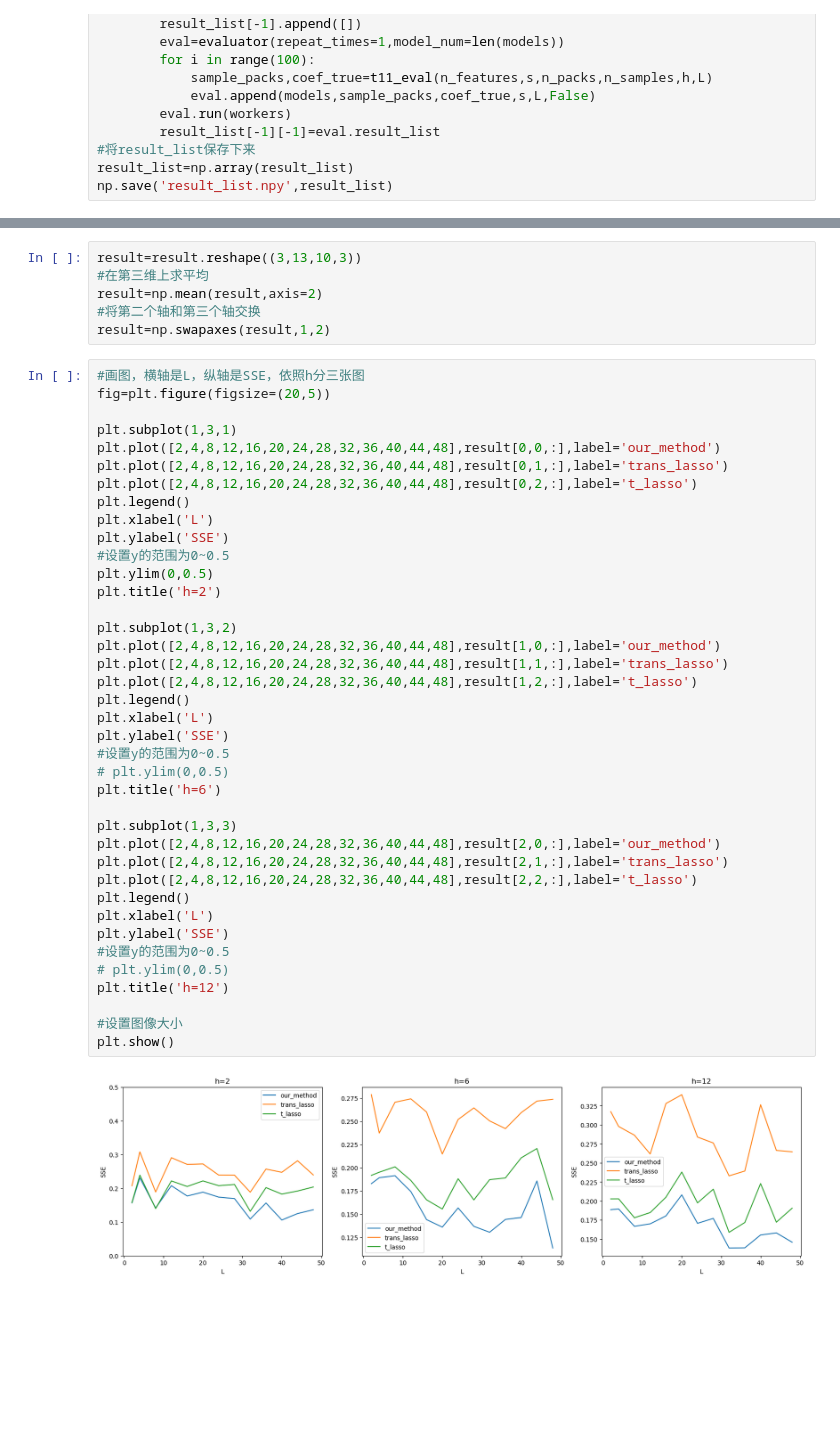
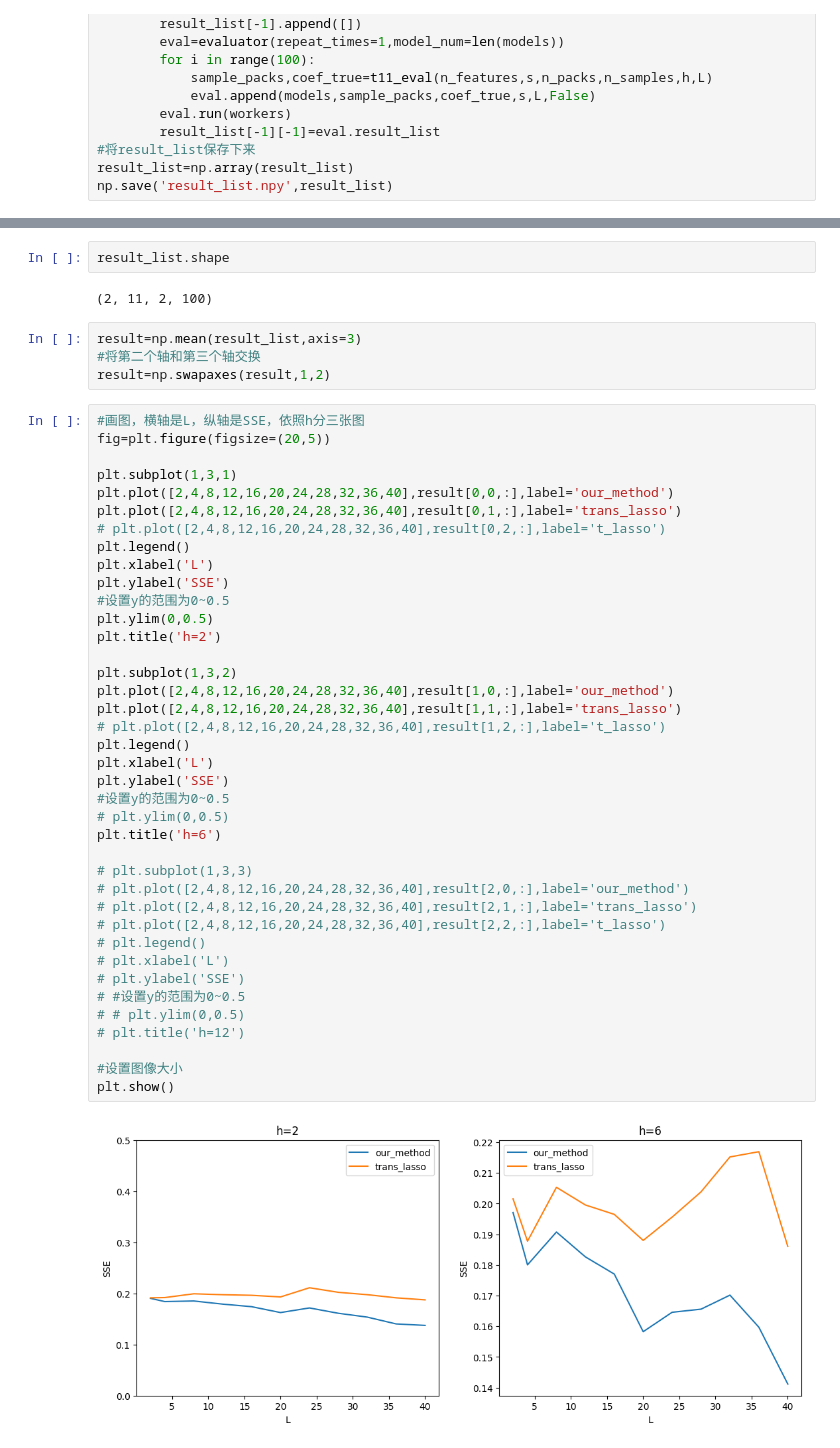
Before and after one commit to TJhaitang/simulation, a Jupyter notebook: low_dim_test.ipynb, the cells around one changed output, grey strips where cells are left out. Cells and saved outputs as stored; diff of their text form; blank space fills up the shorter version.

```diff
--- a/low_dim_test.ipynb
+++ b/low_dim_test.ipynb
@@ -61,47 +57,49 @@ result_list[0][0]
+# %%
+result_list.shape
+# %% [output]
+(2, 11, 2, 100)
 # %%
-result=result.reshape((3,13,10,3))
-#在第三维上求平均
-result=np.mean(result,axis=2)
+result=np.mean(result_list,axis=3)
 #将第二个轴和第三个轴交换
 result=np.swapaxes(result,1,2)
 # %%
 #画图，横轴是L，纵轴是SSE，依照h分三张图
 fig=plt.figure(figsize=(20,5))
 
 plt.subplot(1,3,1)
-plt.plot([2,4,8,12,16,20,24,28,32,36,40,44,48],result[0,0,:],label='our_method')
-plt.plot([2,4,8,12,16,20,24,28,32,36,40,44,48],result[0,1,:],label='trans_lasso')
-plt.plot([2,4,8,12,16,20,24,28,32,36,40,44,48],result[0,2,:],label='t_lasso')
+plt.plot([2,4,8,12,16,20,24,28,32,36,40],result[0,0,:],label='our_method')
+plt.plot([2,4,8,12,16,20,24,28,32,36,40],result[0,1,:],label='trans_lasso')
+# plt.plot([2,4,8,12,16,20,24,28,32,36,40],result[0,2,:],label='t_lasso')
 plt.legend()
 plt.xlabel('L')
 plt.ylabel('SSE')
 #设置y的范围为0~0.5
 plt.ylim(0,0.5)
 plt.title('h=2')
 
 plt.subplot(1,3,2)
-plt.plot([2,4,8,12,16,20,24,28,32,36,40,44,48],result[1,0,:],label='our_method')
-plt.plot([2,4,8,12,16,20,24,28,32,36,40,44,48],result[1,1,:],label='trans_lasso')
-plt.plot([2,4,8,12,16,20,24,28,32,36,40,44,48],result[1,2,:],label='t_lasso')
+plt.plot([2,4,8,12,16,20,24,28,32,36,40],result[1,0,:],label='our_method')
+plt.plot([2,4,8,12,16,20,24,28,32,36,40],result[1,1,:],label='trans_lasso')
+# plt.plot([2,4,8,12,16,20,24,28,32,36,40],result[1,2,:],label='t_lasso')
 plt.legend()
 plt.xlabel('L')
 plt.ylabel('SSE')
 #设置y的范围为0~0.5
 # plt.ylim(0,0.5)
 plt.title('h=6')
 
-plt.subplot(1,3,3)
-plt.plot([2,4,8,12,16,20,24,28,32,36,40,44,48],result[2,0,:],label='our_method')
-plt.plot([2,4,8,12,16,20,24,28,32,36,40,44,48],result[2,1,:],label='trans_lasso')
-plt.plot([2,4,8,12,16,20,24,28,32,36,40,44,48],result[2,2,:],label='t_lasso')
-plt.legend()
-plt.xlabel('L')
-plt.ylabel('SSE')
-#设置y的范围为0~0.5
-# plt.ylim(0,0.5)
-plt.title('h=12')
+# plt.subplot(1,3,3)
+# plt.plot([2,4,8,12,16,20,24,28,32,36,40],result[2,0,:],label='our_method')
+# plt.plot([2,4,8,12,16,20,24,28,32,36,40],result[2,1,:],label='trans_lasso')
+# plt.plot([2,4,8,12,16,20,24,28,32,36,40],result[2,2,:],label='t_lasso')
+# plt.legend()
+# plt.xlabel('L')
+# plt.ylabel('SSE')
+# #设置y的范围为0~0.5
+# # plt.ylim(0,0.5)
+# plt.title('h=12')
 
 #设置图像大小
 plt.show()
 # %% [output]
-[figure, old version]
+[figure, new version]
```
Also changed, not shown: parts of 2 cells of this notebook, 1 other file.
